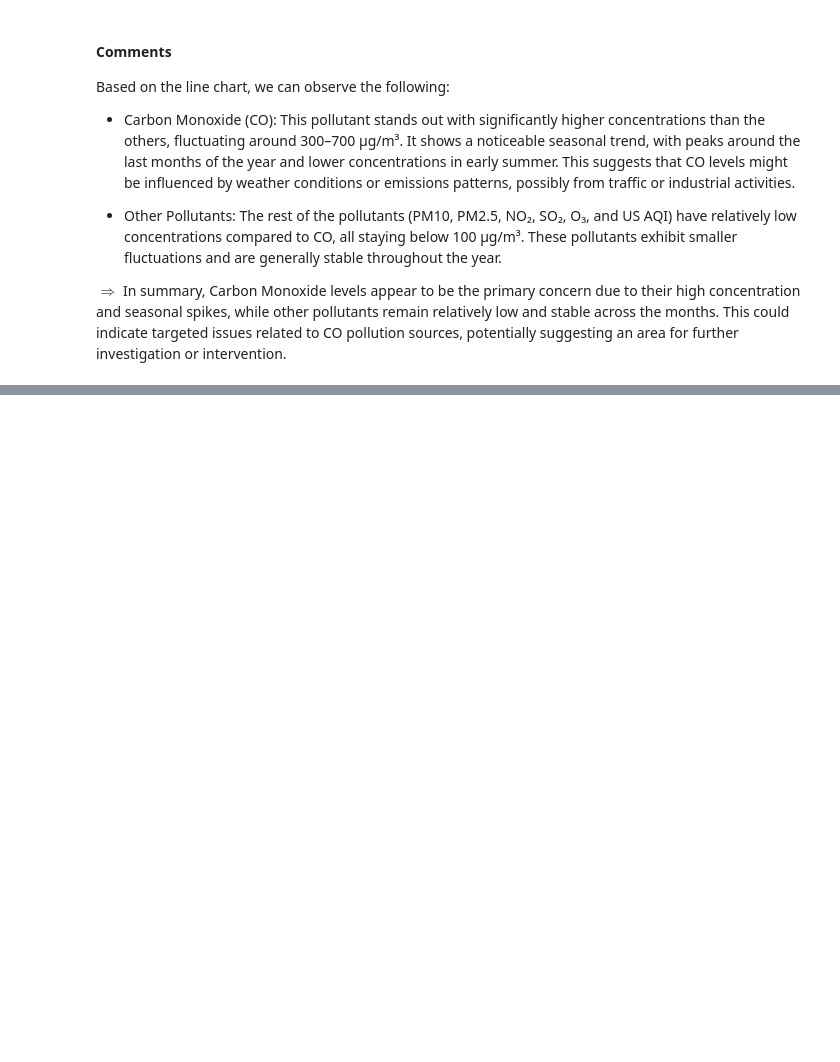
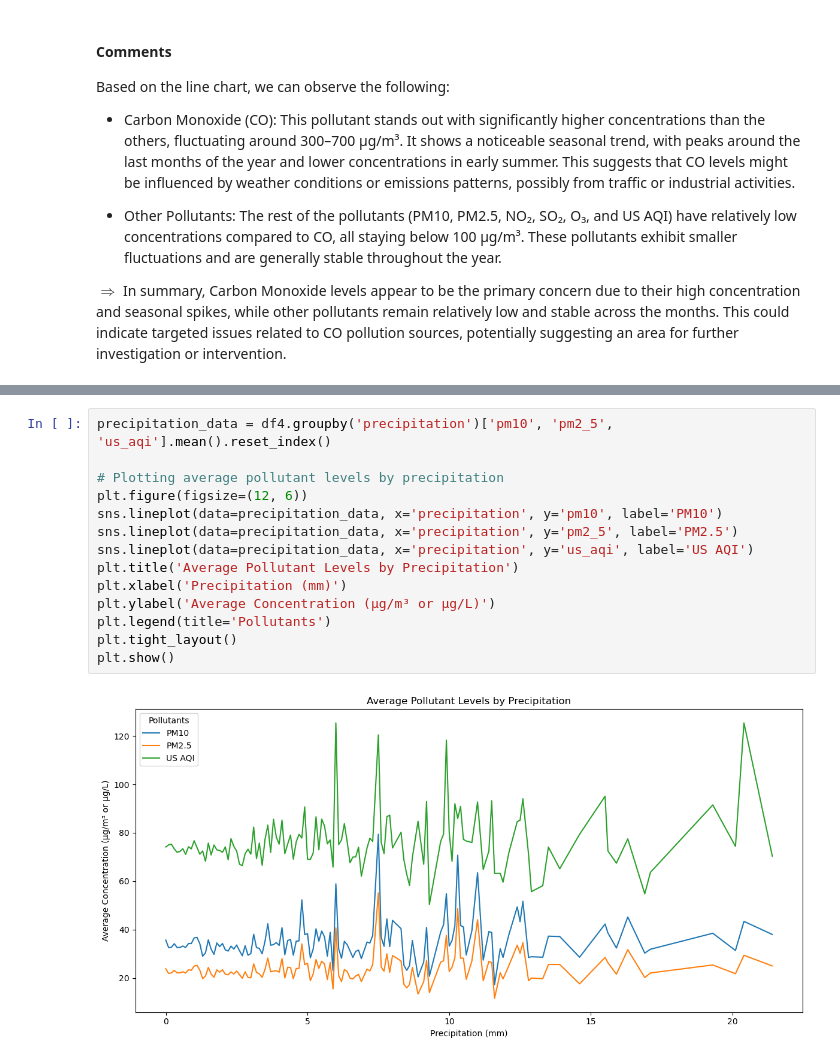
Before and after one commit to mtue04/HCMC-WAQ-Analysis, a Jupyter notebook: notebooks/eda_data.ipynb, the cells around one changed output, grey strips where cells are left out. Saved outputs shown, nothing was run; the diff lists cells and outputs as text; blank space fills up the shorter version.

```diff
--- a/notebooks/eda_data.ipynb
+++ b/notebooks/eda_data.ipynb
@@ -266,0 +287,16 @@ plt.show()
+# %%
+precipitation_data = df4.groupby('precipitation')['pm10', 'pm2_5', 'us_aqi'].mean().reset_index()
+
+# Plotting average pollutant levels by precipitation
+plt.figure(figsize=(12, 6))
+sns.lineplot(data=precipitation_data, x='precipitation', y='pm10', label='PM10')
+sns.lineplot(data=precipitation_data, x='precipitation', y='pm2_5', label='PM2.5')
+sns.lineplot(data=precipitation_data, x='precipitation', y='us_aqi', label='US AQI')
+plt.title('Average Pollutant Levels by Precipitation')
+plt.xlabel('Precipitation (mm)')
+plt.ylabel('Average Concentration (µg/m³ or µg/L)')
+plt.legend(title='Pollutants')
+plt.tight_layout()
+plt.show()
+# %% [output]
+[figure, added]
```
Also changed, not shown: parts of 10 cells of this notebook.
